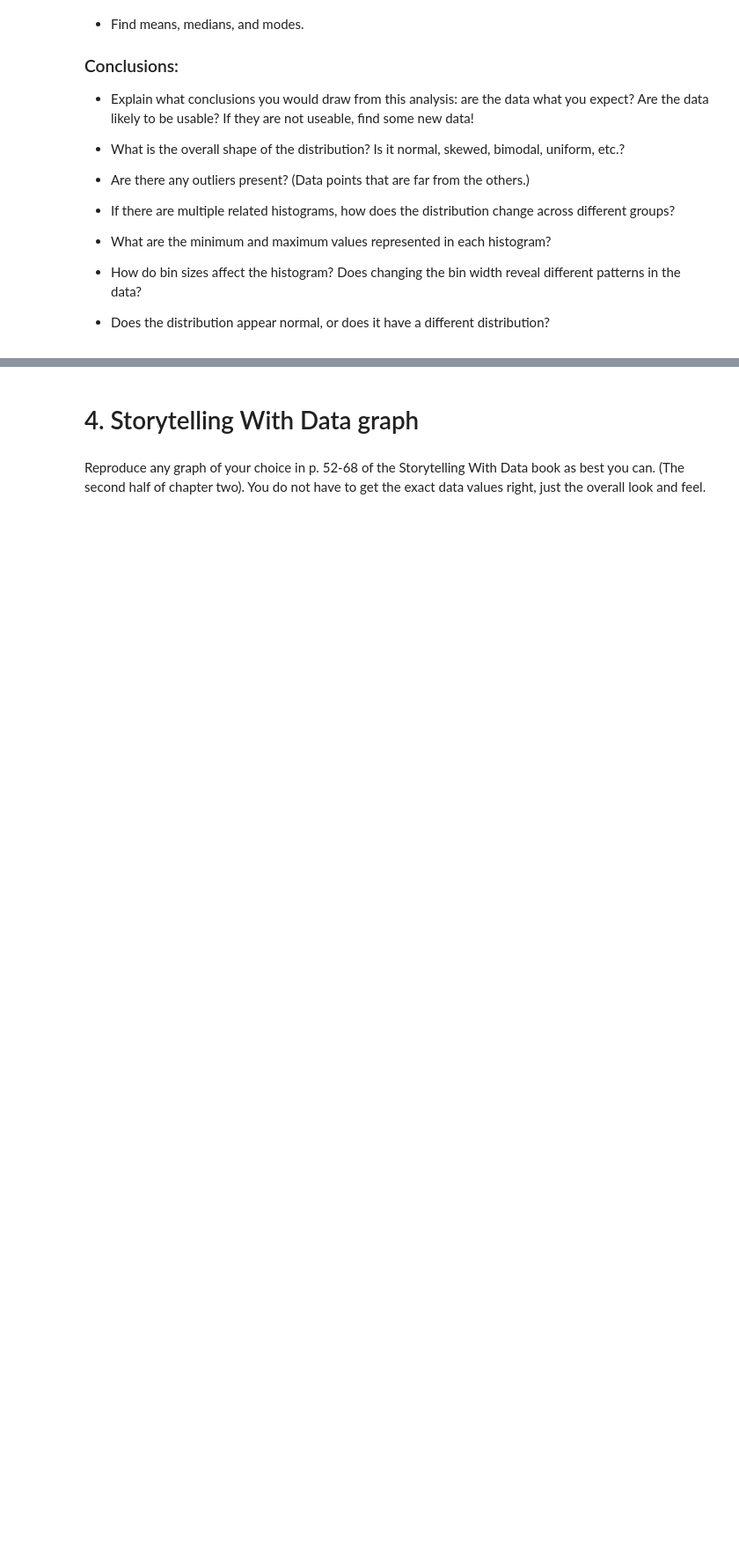
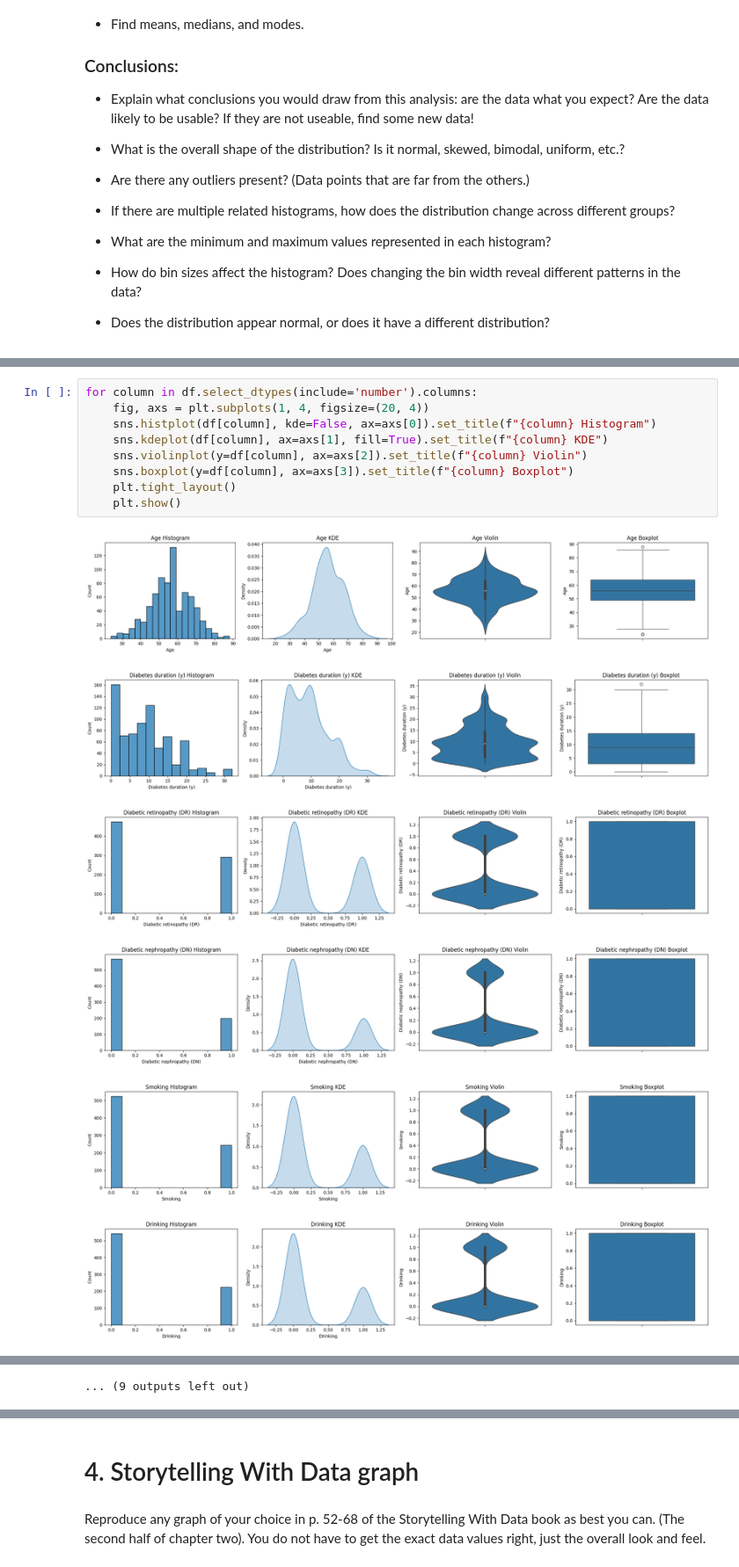
Before and after one commit to Smi7hey13/ModBSem2Sum, a Jupyter notebook: Week4.ipynb, the cells around one changed output, grey strips where cells are left out. Shown at 88% size. Cells and saved outputs as stored; diff of their text form; blank space fills up the shorter version.

```diff
--- a/Week4.ipynb
+++ b/Week4.ipynb
@@ -114,0 +138,16 @@ plt.show()
+# %%
+for column in df.select_dtypes(include='number').columns:
+    fig, axs = plt.subplots(1, 4, figsize=(20, 4))
+    sns.histplot(df[column], kde=False, ax=axs[0]).set_title(f"{column} Histogram")
+    sns.kdeplot(df[column], ax=axs[1], fill=True).set_title(f"{column} KDE")
+    sns.violinplot(y=df[column], ax=axs[2]).set_title(f"{column} Violin")
+    sns.boxplot(y=df[column], ax=axs[3]).set_title(f"{column} Boxplot")
+    plt.tight_layout()
+    plt.show()
+# %% [output]
+[figure, added]
+[figure, added]
+[figure, added]
+[figure, added]
+[figure, added]
+[figure, added]
@@ -114,0 +160 @@ plt.show()
+... (9 outputs left out)
```
Also changed, not shown: parts of 20 cells of this notebook, 8 other files.
